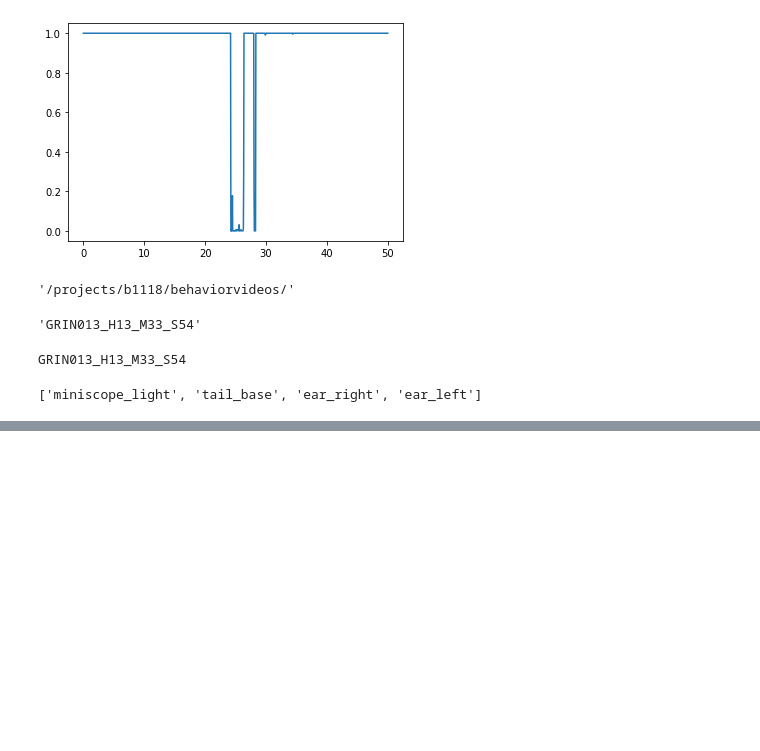
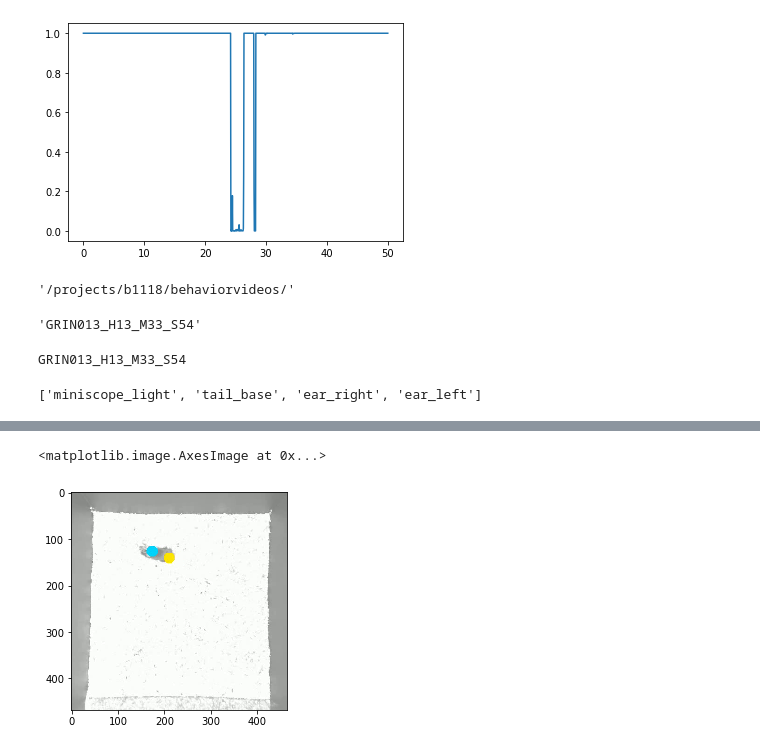
Before and after one commit to marburyvthesea/post_cnmfe_analysis, a Jupyter notebook: dlc_analysis/compile_dlc_output_v2.ipynb, the cells around one changed output, grey strips where cells are left out. Drawn from its saved outputs; the diff is of its cells as text; code cells hidden in the pictures; blank space fills up the shorter version.

```diff
--- a/dlc_analysis/compile_dlc_output_v2.ipynb
+++ b/dlc_analysis/compile_dlc_output_v2.ipynb
@@ -256,0 +275,4 @@ ax2.set_ylim(0, 60)
+# %%
+video = av.open('/projects/b1118/behaviorvideos/GRIN013_H13_M33_S54/behavCam02DLC_resnet50_Open_Field_v2Jan27shuffle1_150000_labeled.mp4')
+# %%
+total_frames = video.streams.video[0].frames
@@ -256,0 +283,6 @@ ax2.set_ylim(0, 60)
+# %%
+movie_images = {}
+for i, frame in enumerate(video.decode(video=0)):
+    img = frame.to_image()  # PIL image
+    movie_images[i] = img
+    print("Frame: %d/%d ..." % (i, total_frames))
@@ -256,0 +311,5 @@ ax2.set_ylim(0, 60)
+# %%
+plt.imshow(movie_images[700])
+# %% [output]
+<matplotlib.image.AxesImage at 0x...>
+[figure, added]
```
Also changed, not shown: parts of 14 cells of this notebook.
